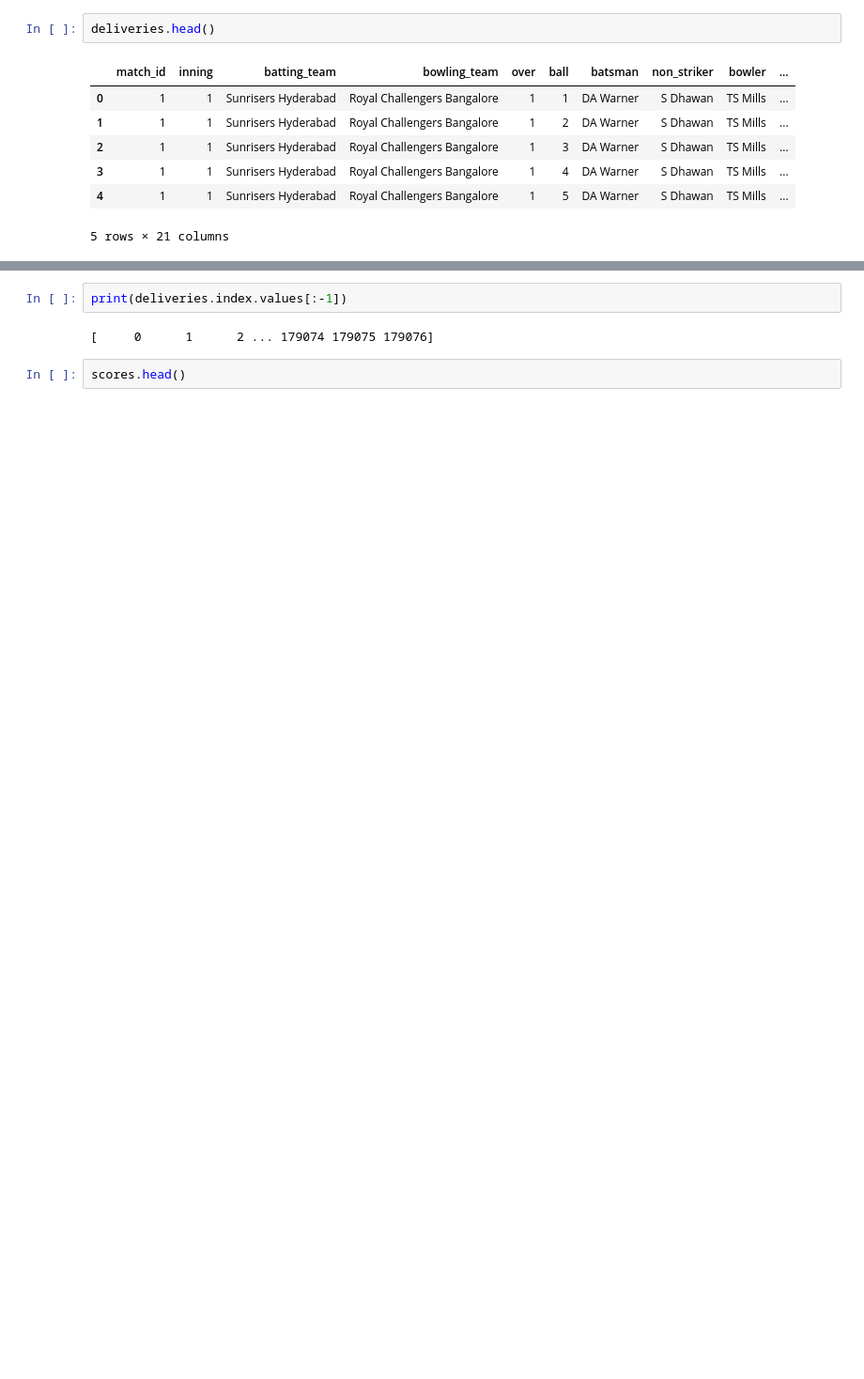
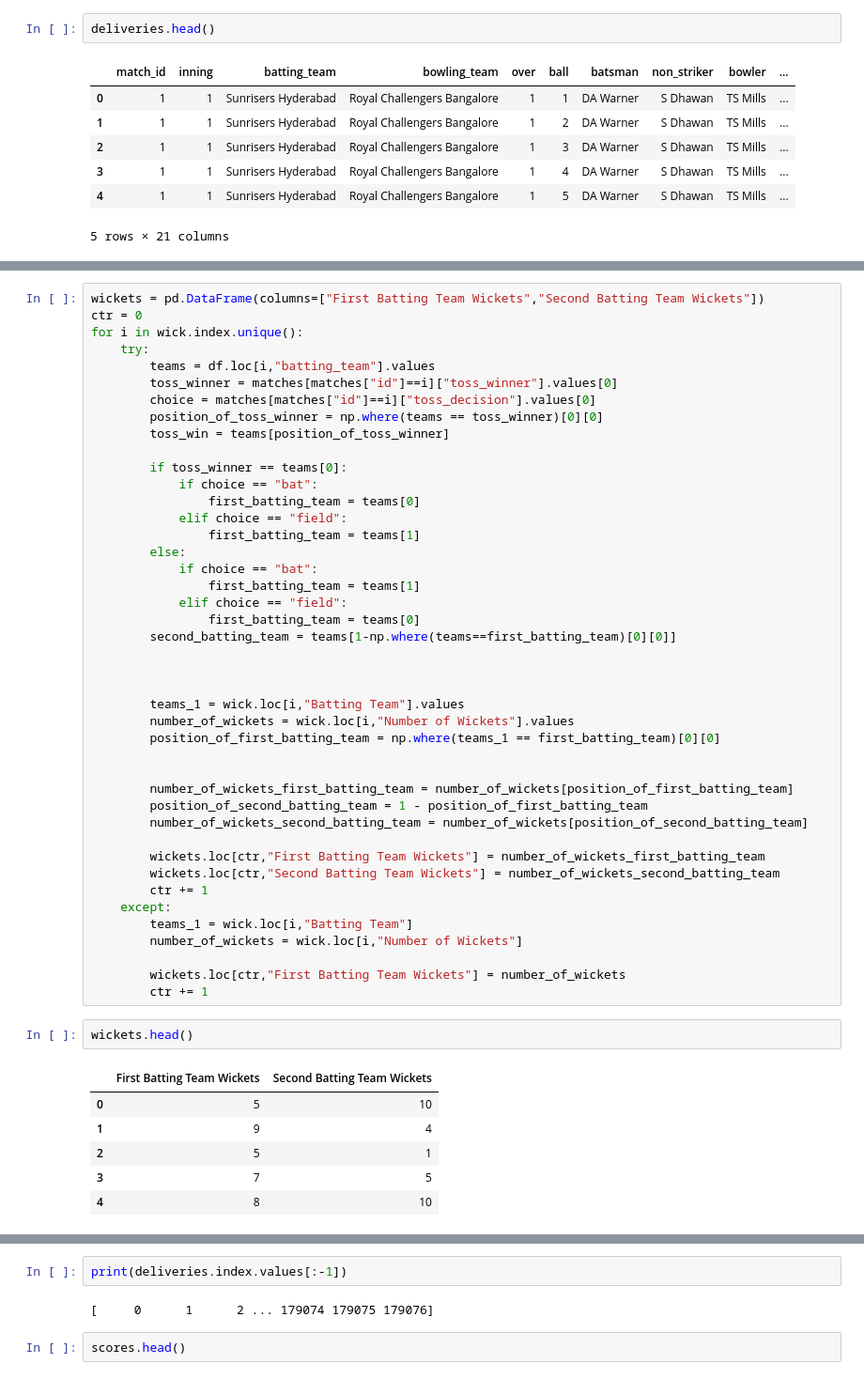
Before and after one commit to amith-vardhan99/udemy, a Jupyter notebook: 16 - IPL Prophets Predicting IPL Match Wins with a Touch of Heroku Magic/notebook.ipynb, the cells around one changed output, grey strips where cells are left out. Shown at 94% size. Drawn from its saved outputs; the diff is of its cells as text; blank space fills up the shorter version.

```diff
--- a/16 - IPL Prophets Predicting IPL Match Wins with a Touch of Heroku Magic/notebook.ipynb
+++ b/16 - IPL Prophets Predicting IPL Match Wins with a Touch of Heroku Magic/notebook.ipynb
@@ -116,0 +137,52 @@ wick
+# %%
+wickets = pd.DataFrame(columns=["First Batting Team Wickets","Second Batting Team Wickets"])
+ctr = 0
+for i in wick.index.unique():
+    try:
+        teams = df.loc[i,"batting_team"].values
+        toss_winner = matches[matches["id"]==i]["toss_winner"].values[0]
+        choice = matches[matches["id"]==i]["toss_decision"].values[0]
+        position_of_toss_winner = np.where(teams == toss_winner)[0][0]
+        toss_win = teams[position_of_toss_winner]
+
+        if toss_winner == teams[0]:
+            if choice == "bat":
+                first_batting_team = teams[0]
+            elif choice == "field":
+                first_batting_team = teams[1]
+        else:
+            if choice == "bat":
+                first_batting_team = teams[1]
+            elif choice == "field":
+                first_batting_team = teams[0]
+        second_batting_team = teams[1-np.where(teams==first_batting_team)[0][0]]
+
+
+
+        teams_1 = wick.loc[i,"Batting Team"].values
+        number_of_wickets = wick.loc[i,"Number of Wickets"].values
+        position_of_first_batting_team = np.where(teams_1 == first_batting_team)[0][0]
+
+
+        number_of_wickets_first_batting_team = number_of_wickets[position_of_first_batting_team]
+        position_of_second_batting_team = 1 - position_of_first_batting_team
+        number_of_wickets_second_batting_team = number_of_wickets[position_of_second_batting_team]
+
+        wickets.loc[ctr,"First Batting Team Wickets"] = number_of_wickets_first_batting_team
+        wickets.loc[ctr,"Second Batting Team Wickets"] = number_of_wickets_second_batting_team
+        ctr += 1
+    except:
+        teams_1 = wick.loc[i,"Batting Team"]
+        number_of_wickets = wick.loc[i,"Number of Wickets"]
+
+        wickets.loc[ctr,"First Batting Team Wickets"] = number_of_wickets
+        ctr += 1
+# %%
+wickets.head()
+# %% [output]
+|  | First Batting Team Wickets | Second Batting Team Wickets |
+| 0 | 5 | 10 |
+| 1 | 9 | 4 |
+| 2 | 5 | 1 |
+| 3 | 7 | 5 |
+| 4 | 8 | 10 |
```
Also changed, not shown: parts of 5 cells of this notebook.
